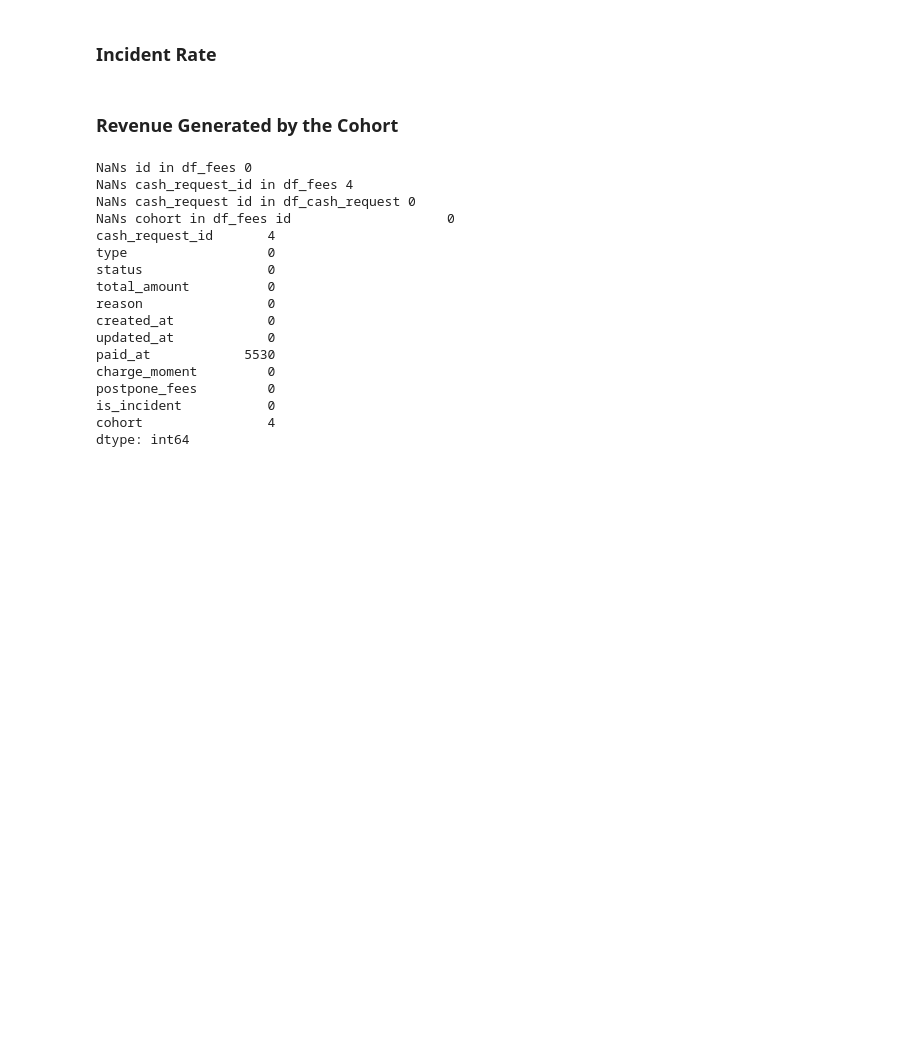
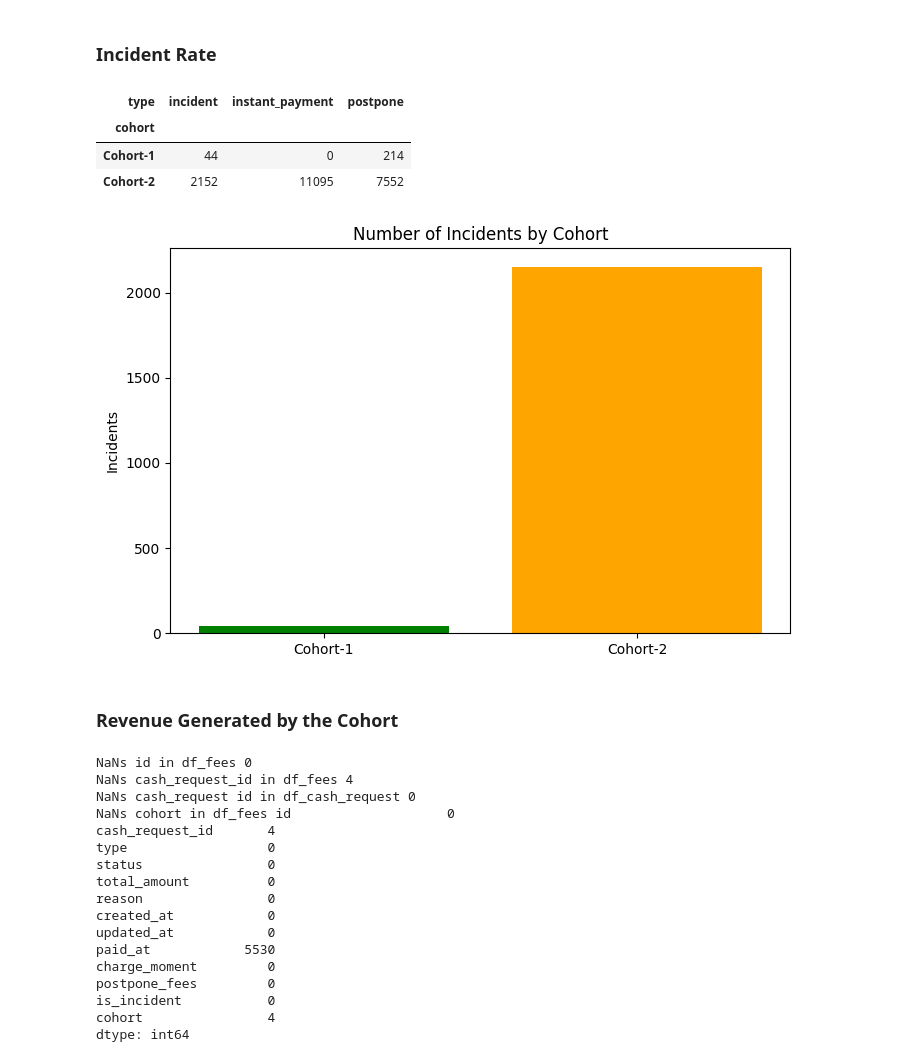
Before and after one commit to martaverfer/project-1-ironhack-payments-2-en, a Jupyter notebook: jupyter_notebooks/main.ipynb, the cells around one changed output. Cells and saved outputs as stored; diff of their text form; code cells hidden in the pictures; blank space fills up the shorter version.

Commit message:
incident rate

```diff
--- a/jupyter_notebooks/main.ipynb
+++ b/jupyter_notebooks/main.ipynb
@@ -471,5 +542,33 @@ plt.show()
 # %% [markdown]
 ### Incident Rate
+# %%
+
+# create a new dataframe called merged_df_fees with the column cohort in it
+merged_df_fees = df_fees.merge(df_cash_request[['cash_request_id', 'cohort']], on='cash_request_id', how='left')
+
+incident_rate = pd.crosstab(merged_df_fees['cohort'], merged_df_fees['type'])
+
+
+incident_rate
+# %% [output]
+| type | incident | instant_payment | postpone |
+| cohort |  |  |  |
+| Cohort-1 | 44 | 0 | 214 |
+| Cohort-2 | 2152 | 11095 | 7552 |
+# %%
+
+
+plt.figure(figsize=(8,5))
+plt.xlabel("")
+plt.ylabel("Incidents")
+plt.title('Number of Incidents by Cohort')
+plt.bar(incident_rate.index, incident_rate["incident"], color= ["Green","Orange"], edgecolor=None, width=0.8, align='center', alpha=None, label=None)
+
+
+
+df = pd.DataFrame(data)
+# %% [output]
+[figure, added]
 # %% [markdown]
 ### Revenue Generated by the Cohort
 # %%
```
Also changed, not shown: parts of 10 cells of this notebook, 3 other files.
